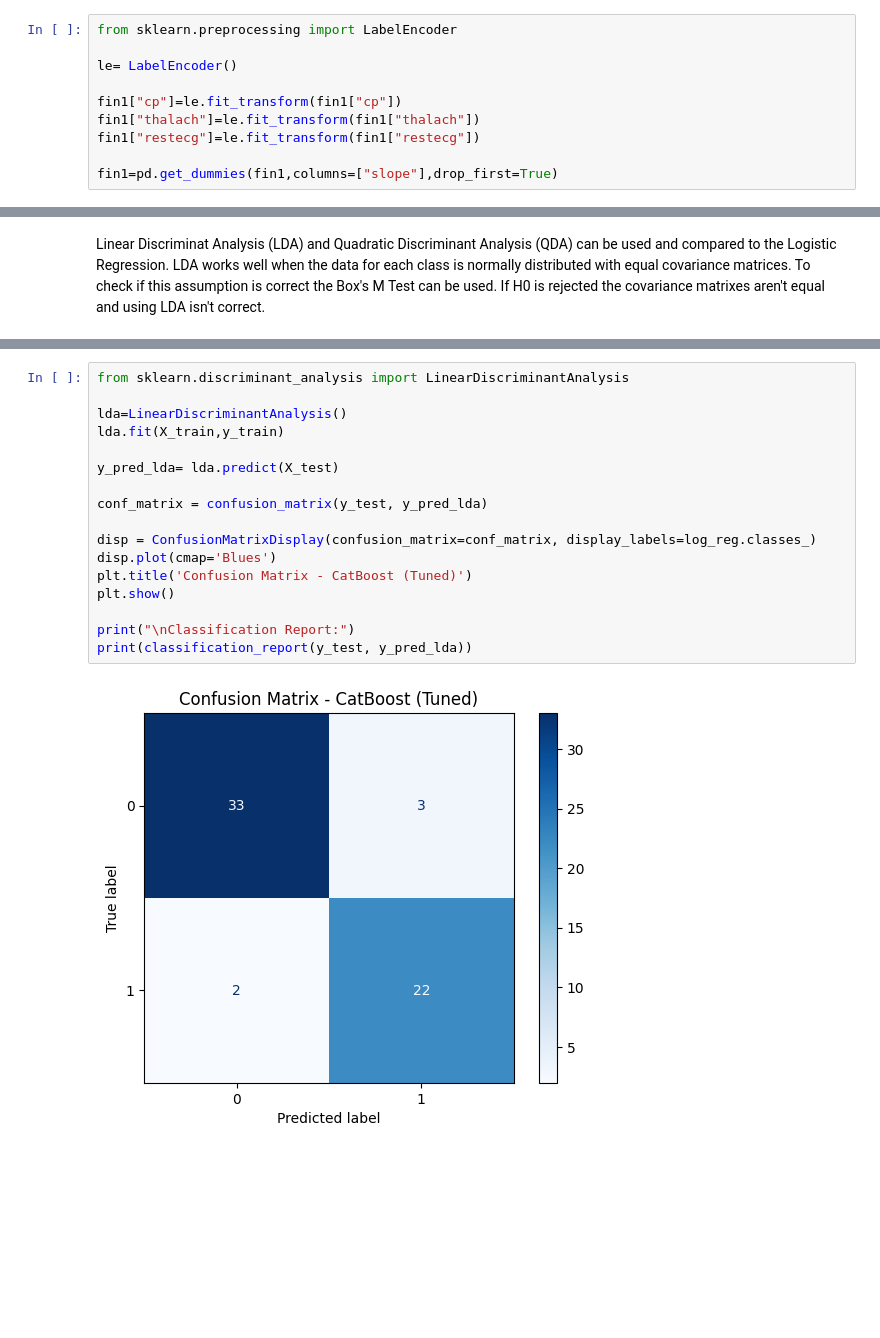
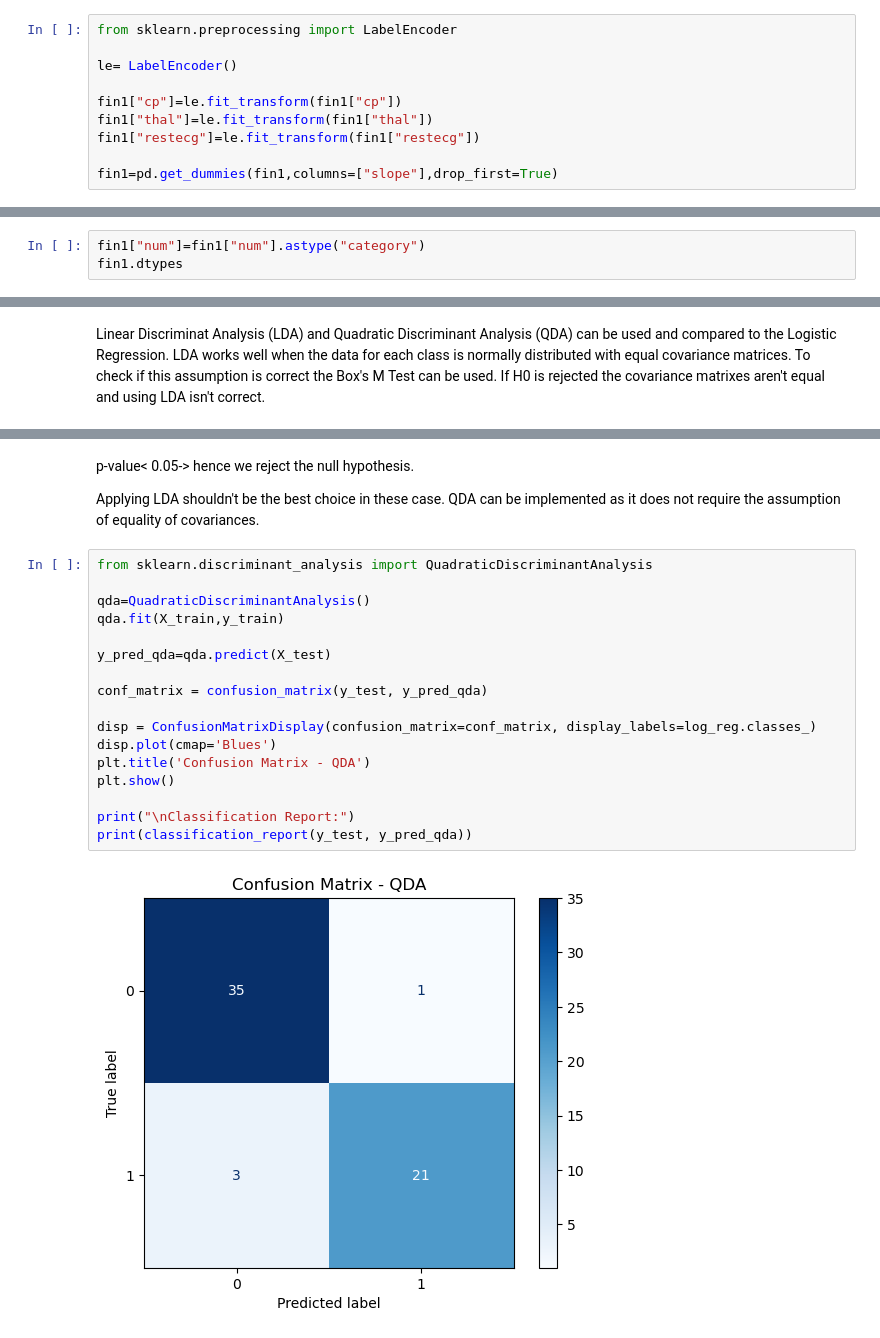
Before and after one commit to GioDeFra/Cleveland_Hart_Disease, a Jupyter notebook: Code.ipynb, the cells around one changed output, grey strips where cells are left out. Saved outputs shown, nothing was run; the diff lists cells and outputs as text; blank space fills up the shorter version.

```diff
--- a/Code.ipynb
+++ b/Code.ipynb
@@ -311,7 +309,7 @@ from sklearn.preprocessing import LabelEncoder
 le= LabelEncoder()
 
 fin1["cp"]=le.fit_transform(fin1["cp"])
-fin1["thalach"]=le.fit_transform(fin1["thalach"])
+fin1["thal"]=le.fit_transform(fin1["thal"])
 fin1["restecg"]=le.fit_transform(fin1["restecg"])
 
 fin1=pd.get_dummies(fin1,columns=["slope"],drop_first=True)
@@ -333,0 +316,3 @@ dtype: object
+# %%
+fin1["num"]=fin1["num"].astype("category")
+fin1.dtypes
@@ -399,22 +402,26 @@ SyntaxError: invalid syntax (2955596482.py, line 1)
+# %% [markdown]
+p-value< 0.05-> hence we reject the null hypothesis.
+
+Applying LDA shouldn't be the best choice in these case. QDA can be implemented as it does not require the assumption of equality of covariances.
 # %%
-from sklearn.discriminant_analysis import LinearDiscriminantAnalysis
+from sklearn.discriminant_analysis import QuadraticDiscriminantAnalysis
 
-lda=LinearDiscriminantAnalysis()
-lda.fit(X_train,y_train)
+qda=QuadraticDiscriminantAnalysis()
+qda.fit(X_train,y_train)
 
-y_pred_lda= lda.predict(X_test)
+y_pred_qda=qda.predict(X_test)
 
-conf_matrix = confusion_matrix(y_test, y_pred_lda)
+conf_matrix = confusion_matrix(y_test, y_pred_qda)
 
 disp = ConfusionMatrixDisplay(confusion_matrix=conf_matrix, display_labels=log_reg.classes_)
 disp.plot(cmap='Blues')
-plt.title('Confusion Matrix - CatBoost (Tuned)')
+plt.title('Confusion Matrix - QDA')
 plt.show()
 
 print("\nClassification Report:")
-print(classification_report(y_test, y_pred_lda))
+print(classification_report(y_test, y_pred_qda))
 # %% [output]
-[figure, old version]
+[figure, new version]
 Classification Report:
               precision    recall  f1-score   support
 
```
Also changed, not shown: parts of 17 cells of this notebook.
